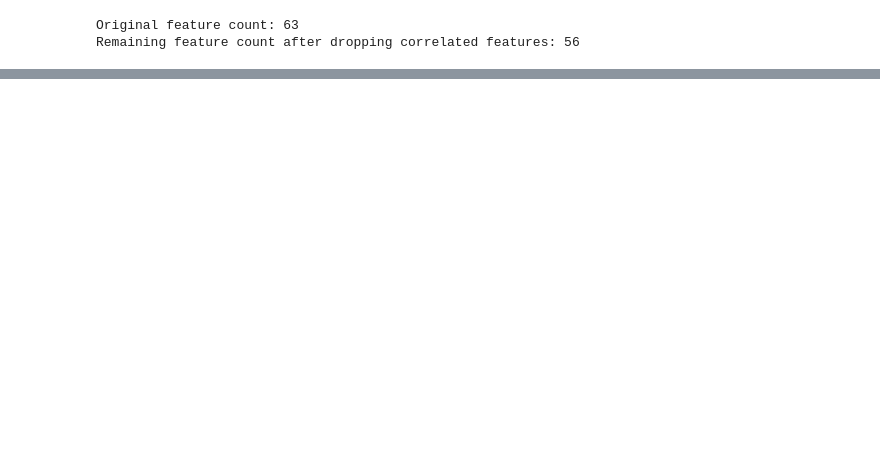
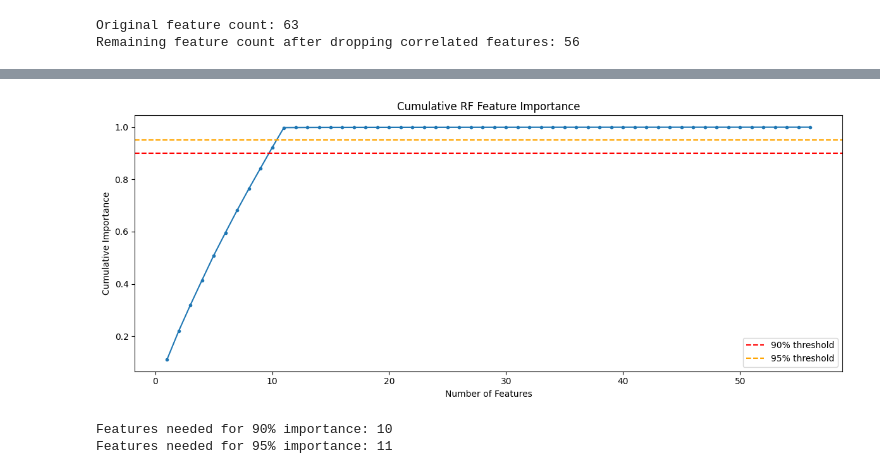
Before and after one commit to HelloPenguin1/Paddy_Yield_Prediction, a Jupyter notebook: notebooks/03_feature_selection.ipynb, the cells around one changed output, grey strips where cells are left out. Cells and saved outputs as stored; diff of their text form; code cells hidden in the pictures; blank space fills up the shorter version.

```diff
--- a/notebooks/03_feature_selection.ipynb
+++ b/notebooks/03_feature_selection.ipynb
@@ -147,0 +188,2 @@ Remaining feature count after dropping correlated features: 56
+# %%
+rf_features, rf_importances = random_forest_importance(X, y)
@@ -147,0 +215,28 @@ Remaining feature count after dropping correlated features: 56
+# %%
+# Checking how many features are enough by sorting importance in descending order and looking at cumulative importance
+
+import matplotlib.pyplot as plt
+
+cumulative = rf_importances.sort_values(ascending=False).cumsum()
+
+plt.figure(figsize=(12, 5))
+plt.plot(range(1, len(cumulative) + 1), cumulative.values, marker='o', markersize=3)
+plt.axhline(y=0.90, color='red', linestyle='--', label='90% threshold')
+plt.axhline(y=0.95, color='orange', linestyle='--', label='95% threshold')
+plt.xlabel("Number of Features")
+plt.ylabel("Cumulative Importance")
+plt.title("Cumulative RF Feature Importance")
+plt.legend()
+plt.tight_layout()
+plt.savefig(f"{FIGURES_DIR}/cumulative_importance.png", dpi=150)
+plt.show()
+
+# Print how many features needed for 90% and 95%
+n_90 = (cumulative < 0.90).sum() + 1
+n_95 = (cumulative < 0.95).sum() + 1
+print(f"Features needed for 90% importance: {n_90}")
+print(f"Features needed for 95% importance: {n_95}")
+# %% [output]
+[figure, added]
+Features needed for 90% importance: 10
+Features needed for 95% importance: 11
```
Also changed, not shown: parts of 16 cells of this notebook, 7 other files.
